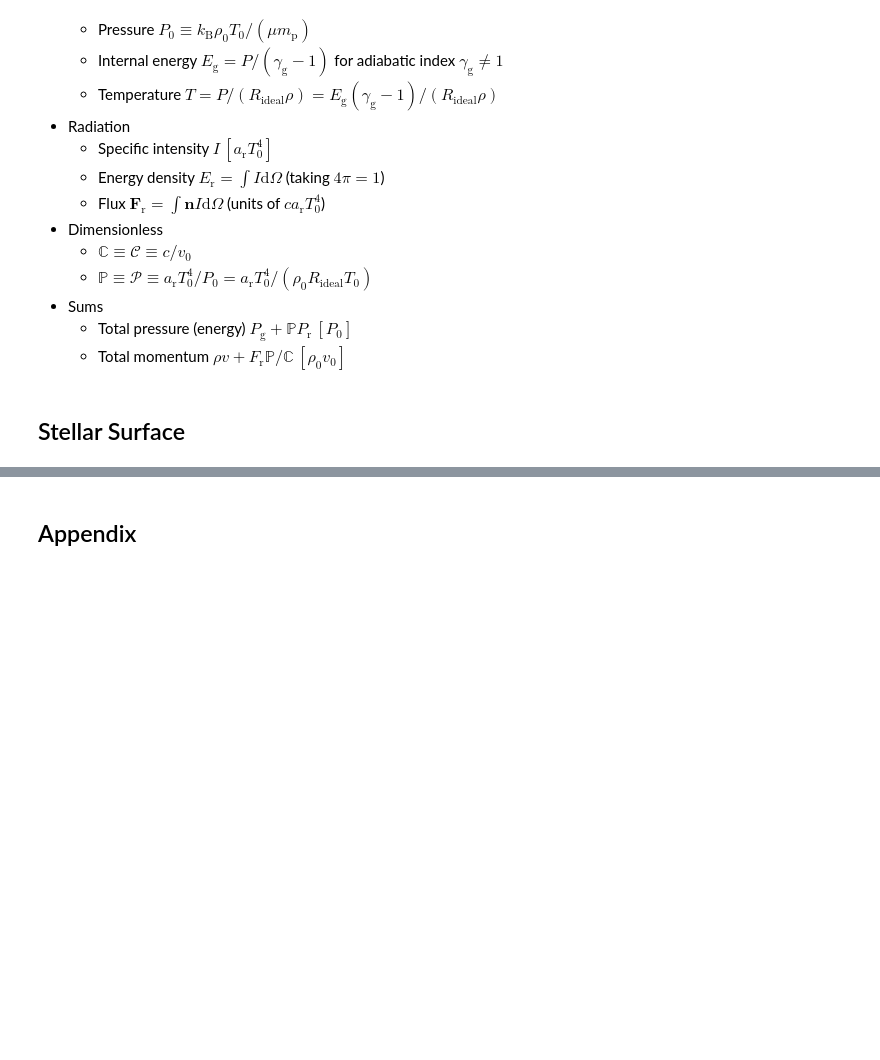
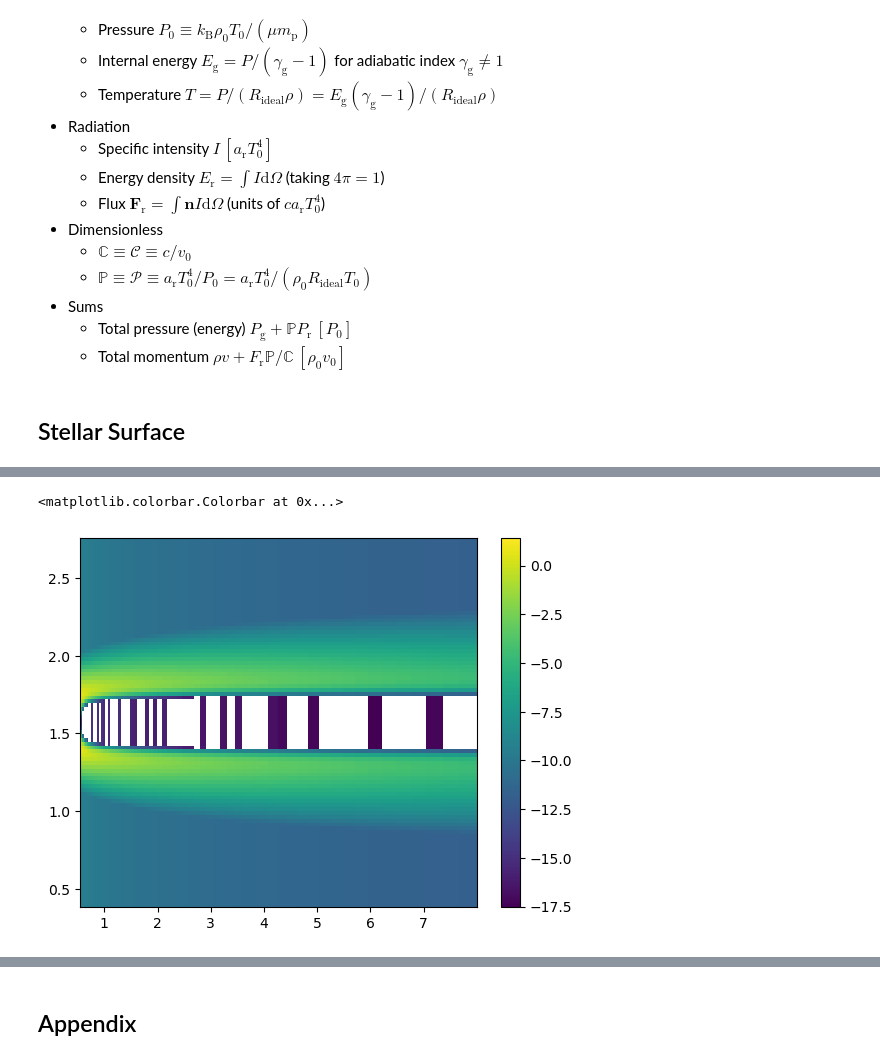
Before and after one commit to sabaronett/rad-hydro, a Jupyter notebook: athena/dev/Development.ipynb, the cells around one changed output, grey strips where cells are left out. Saved outputs shown, nothing was run; the diff lists cells and outputs as text; code cells hidden in the pictures; blank space fills up the shorter version.

```diff
--- a/athena/dev/Development.ipynb
+++ b/athena/dev/Development.ipynb
@@ -70,0 +159,8 @@ npsi        = 4                   # number of azimuthal angles (0 to pi)
+# %%
+divF_star = np.diff(x1f[None, :]**2 * F_star, axis=1) / np.diff(x1f[None, :], axis=1) / (x1v[None, :]**2)
+
+plt.pcolormesh(x1v, x2v, np.log10(divF_star))
+plt.colorbar()
+# %% [output]
+<matplotlib.colorbar.Colorbar at 0x...>
+[figure, added]
```
Also changed, not shown: parts of 12 cells of this notebook, 1 other file.
